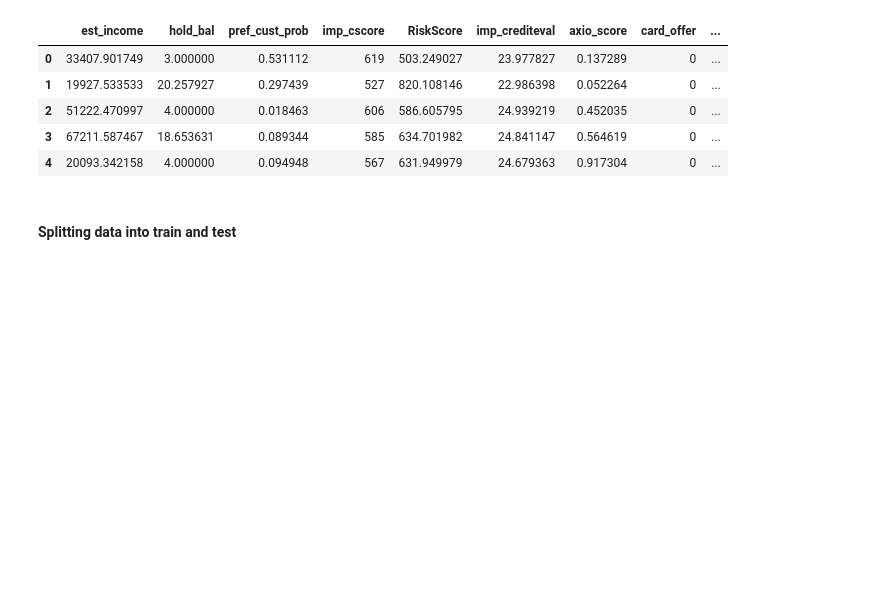
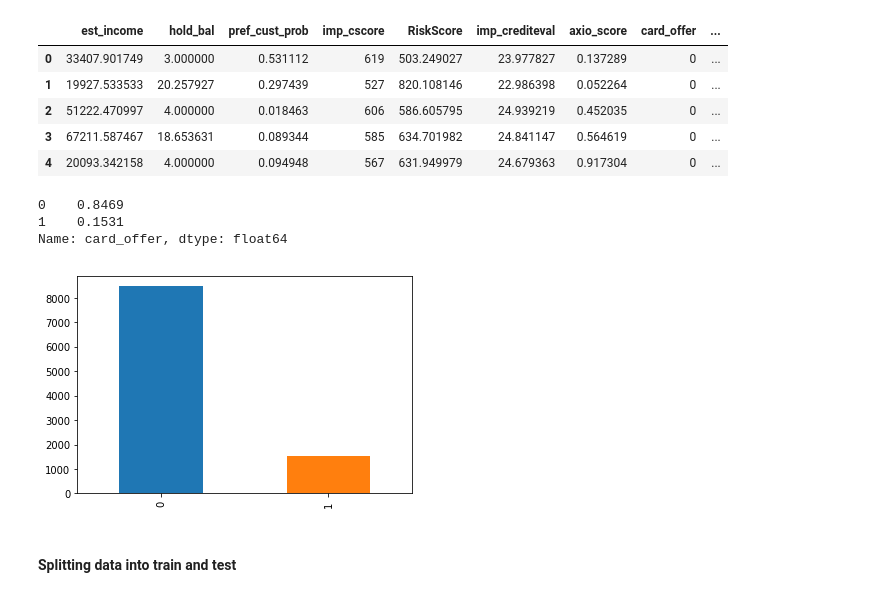
Before and after one commit to Ajinkyaa4/sharing-machine-learning, a Jupyter notebook: proj_credit.ipynb, the cells around one changed output. Cells and saved outputs as stored; diff of their text form; code cells hidden in the pictures; blank space fills up the shorter version.

```diff
--- a/proj_credit.ipynb
+++ b/proj_credit.ipynb
@@ -117,6 +117,17 @@ df2.head()
 | 2 | 51222.470997 | 4.000000 | 0.018463 | 606 | 586.605795 | 24.939219 | 0.452035 | 0 | ... |
 | 3 | 67211.587467 | 18.653631 | 0.089344 | 585 | 634.701982 | 24.841147 | 0.564619 | 0 | ... |
 | 4 | 20093.342158 | 4.000000 | 0.094948 | 567 | 631.949979 | 24.679363 | 0.917304 | 0 | ... |
+# %%
+df2.card_offer.value_counts(normalize=True)
+# %% [output]
+0    0.8469
+1    0.1531
+Name: card_offer, dtype: float64
+# %%
+df2.card_offer.value_counts().plot(kind='bar')
+plt.show()
+# %% [output]
+[figure, added]
 # %% [markdown]
 #### Splitting data into train and test
 # %%
```
Also changed, not shown: parts of 21 cells of this notebook.
